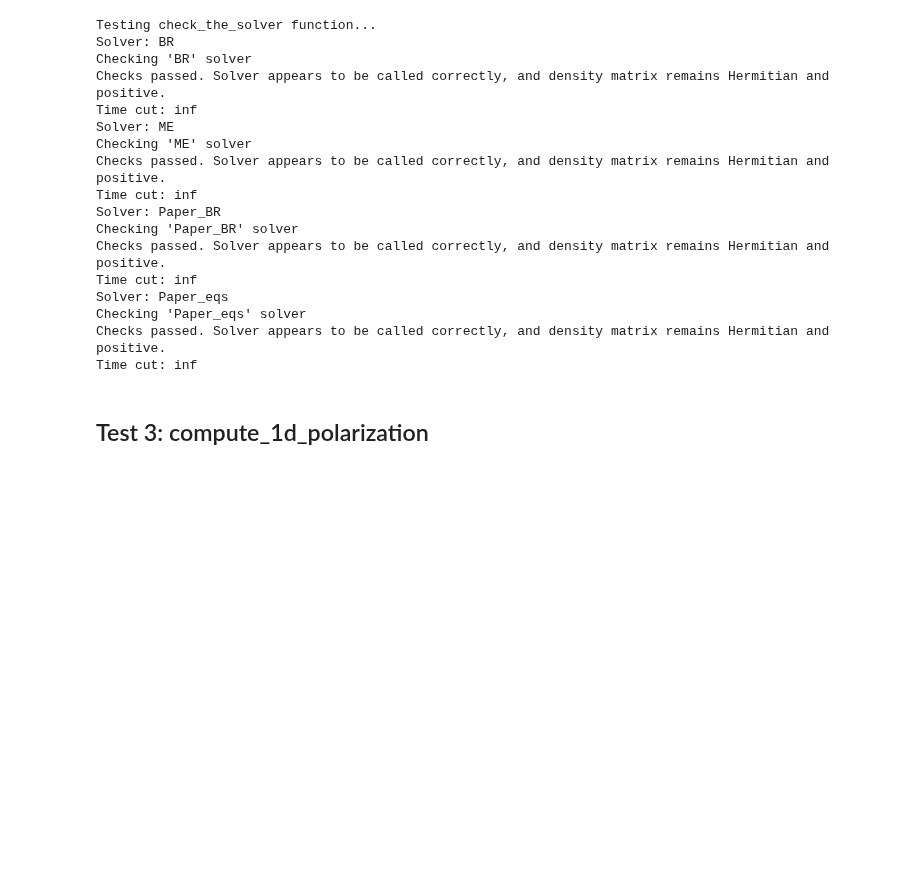
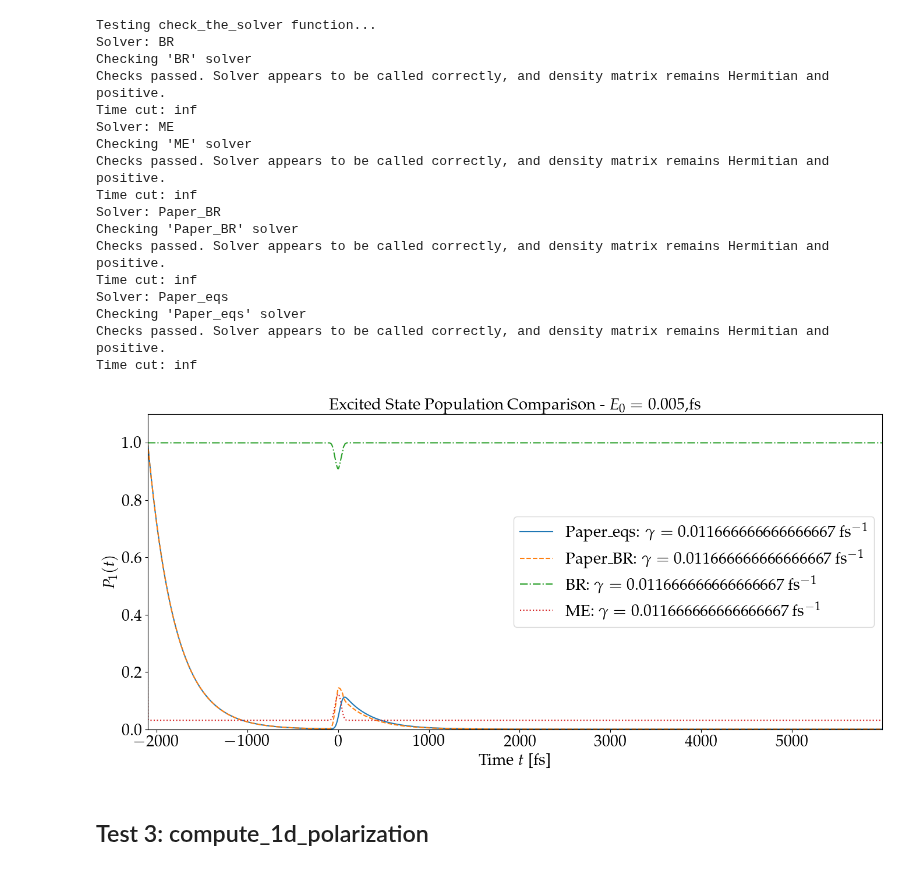
Before and after one commit to LBPhysics/2025_master_thesis_leopold_bodamer, a Jupyter notebook: code/python/notebooks/test_spectroscopy.ipynb, the cells around one changed output. Drawn from its saved outputs; the diff is of its cells as text; code cells hidden in the pictures; blank space fills up the shorter version.

Commit message:
TODO: understand RWA when no pulse is applied

```diff
--- a/code/python/notebooks/test_spectroscopy.ipynb
+++ b/code/python/notebooks/test_spectroscopy.ipynb
@@ -157,6 +158,67 @@ Solver: Paper_eqs
 Checking 'Paper_eqs' solver
 Checks passed. Solver appears to be called correctly, and density matrix remains Hermitian and positive.
 Time cut: inf
+# %%
+import qutip as qt
+from qspectro2d.core.pulse_sequences import PulseSequence
+# =============================
+# MULTI-SOLVER DECAY COMPARISON
+# =============================
+
+### Define solvers to compare
+solvers = ["Paper_eqs", "Paper_BR", "BR", "ME"]
+colors  = ['C0', 'C1', 'C2', 'C3']
+styles  = ['solid', 'dashed', 'dashdot', 'dotted']
+
+### Storage for results
+results_dict     = {}
+populations_dict = {}
+
+### Run simulation for each solver
+psi_0_test = qt.basis(2, 1)
+e_ops      = [qt.ket2dm(qt.basis(2, 1))]  # |0⟩⟨0| and |1⟩⟨1|
+
+plt.figure(figsize=(14, 7))
+
+for i, solver in enumerate(solvers):
+    ### Create system parameters for current solver
+    system_current = SystemParameters(
+        t_max=6000.0,
+        dt=2,
+        envelope_type="gaussian",
+        pulse_FWHM=105.0,
+        omega_A_cm=1600.0,
+        E0=0.005,
+        ODE_Solver=solver,
+        RWA_laser=True,
+        psi_ini=psi_0_test,
+    )
+
+    ### Compute evolution
+    times  = np.arange(-20 * system_current.FWHMs[0], system_current.t_max, system_current.dt)
+    result = compute_pulse_evolution(
+        psi_ini=psi_0_test,
+        times=times,
+        pulse_seq=PulseSequence().from_pulse_specs(system_current, [(0,0,0), ]),
+        system=system_current
+    )
+
+    ### Plot 1: All excited state populations together
+    plt.subplot(1, 1, 1)
+    plt.plot(times, qt.expect(e_ops[0], result.states), # |1⟩⟨1|
+            label=f'{solver}: $\\gamma = {system_current.Gamma}$ fs$^{{-1}}$',
+            color=colors[i],
+            linestyle=styles[i])
+
+    plt.xlabel(r'Time $t$ [fs]')
+    plt.ylabel(r'$P_1(t)$')
+    plt.title(f'Excited State Population Comparison - $E_0 = {system_current.E0:.3f}$,fs')
+    plt.legend()
+    plt.xlim(times[0], times[-1])
+    plt.ylim(0, 1.1)
+plt.show()
+# %% [output]
+[figure, added]
 # %% [markdown]
 ## Test 3: compute_1d_polarization
 # %%
```
Also changed, not shown: parts of 1 cell of this notebook, 8 other files.
